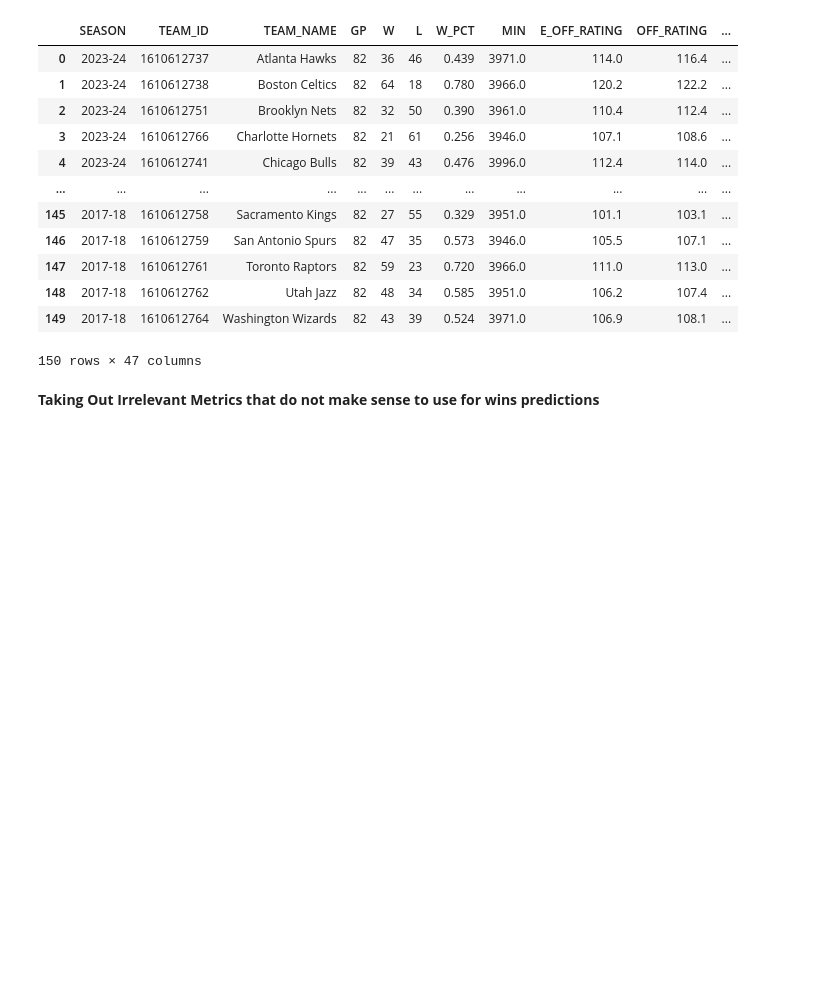
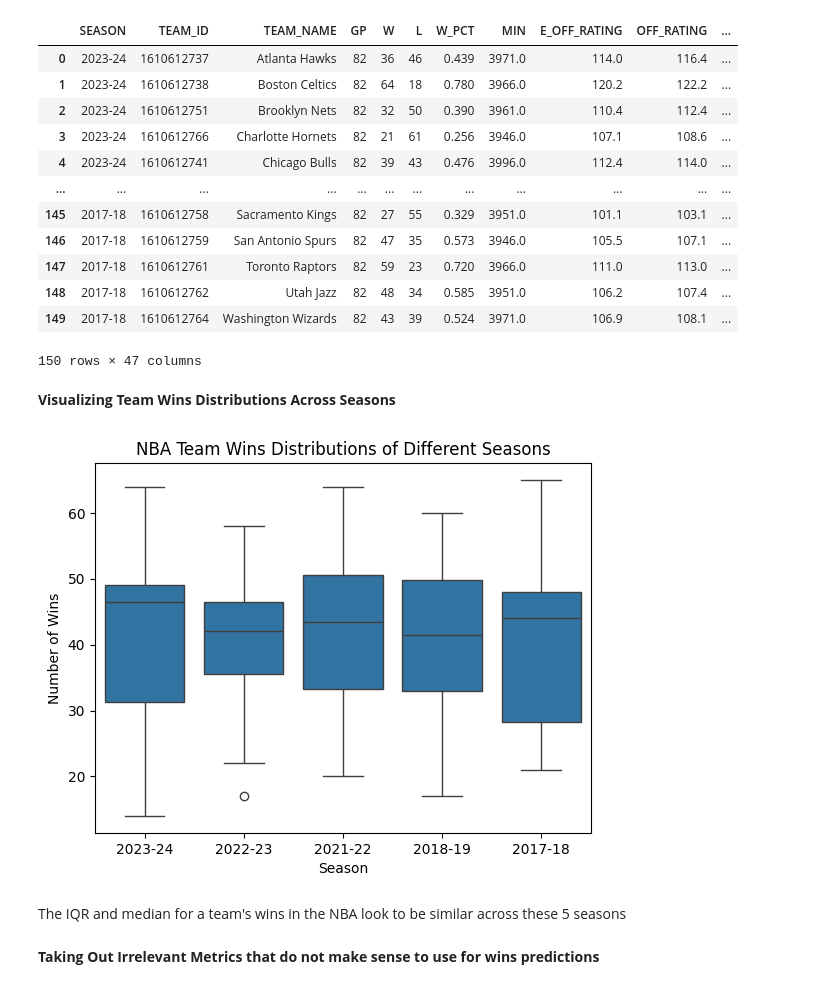
Before and after one commit to JLawrence04/Projects, a Jupyter notebook: NBA Season Wins Predictor/NBASeasonWinsPredictor.ipynb, the cells around one changed output. Saved outputs shown, nothing was run; the diff lists cells and outputs as text; code cells hidden in the pictures; blank space fills up the shorter version.

Commit message:
Adding a Final Data Visualization

```diff
--- a/NBA Season Wins Predictor/NBASeasonWinsPredictor.ipynb
+++ b/NBA Season Wins Predictor/NBASeasonWinsPredictor.ipynb
@@ -54,6 +54,18 @@ NBA_df
 | 148 | 2017-18 | 1610612762 | Utah Jazz | 82 | 48 | 34 | 0.585 | 3951.0 | 106.2 | 107.4 | ... |
 | 149 | 2017-18 | 1610612764 | Washington Wizards | 82 | 43 | 39 | 0.524 | 3971.0 | 106.9 | 108.1 | ... |
 150 rows × 47 columns
+# %% [markdown]
+**Visualizing Team Wins Distributions Across Seasons**
+# %%
+sns.boxplot(x = 'SEASON', y= 'W',data= NBA_df)
+plt.title('NBA Team Wins Distributions of Different Seasons')
+plt.xlabel('Season')
+plt.ylabel('Number of Wins')
+plt.show()
+# %% [output]
+[figure, added]
+# %% [markdown]
+The IQR and median for a team's wins in the NBA look to be similar across these 5 seasons
 # %% [markdown]
 **Taking Out Irrelevant Metrics that do not make sense to use for wins predictions**
 # %%
```
